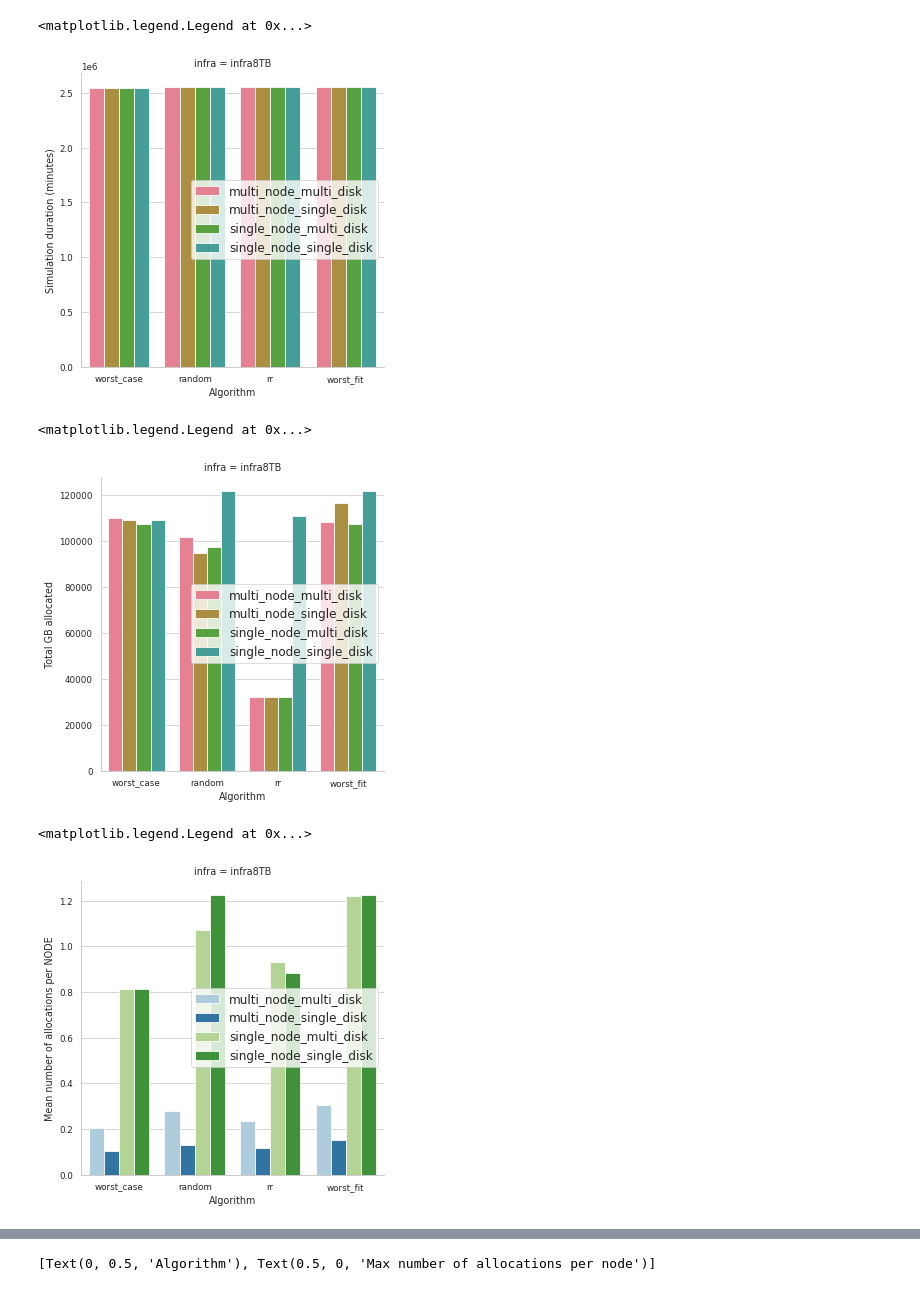
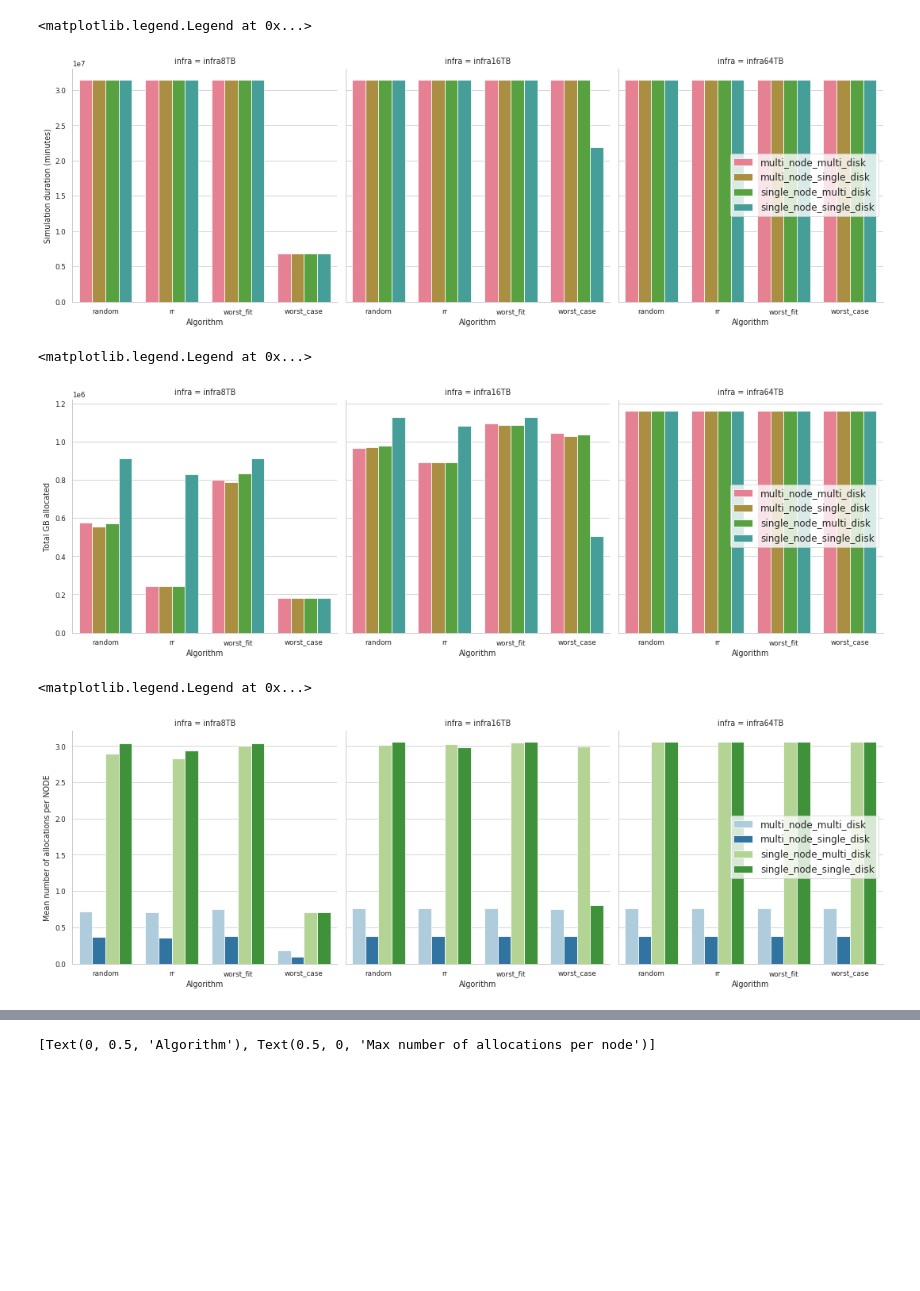
Before and after one commit to hephtaicie/storalloc, a Jupyter notebook: simulation/Seaborn_StorAllocStats.ipynb, the cells around one changed output, grey strips where cells are left out. Drawn from its saved outputs; the diff is of its cells as text; code cells hidden in the pictures; blank space fills up the shorter version.

```diff
--- a/simulation/Seaborn_StorAllocStats.ipynb
+++ b/simulation/Seaborn_StorAllocStats.ipynb
@@ -10,9 +10,7 @@ import yaml
 from yaml import SafeLoader
 
 EXP_PATH = "/home/hazrael/GitRepositories/storalloc-gitlab/simulation/results"
-# EXP_NAME = ["exp__08-Mar-22_11-14", "exp__09-Mar-22_09-46", "exp__09-Mar-22_13-05"]
-EXP_NAME = ["exp__17-Mar-22_17-20"]
-#EXP_NAME = ["exp__17-Mar-22_10-11", "exp__17-Mar-22_11-34", "exp__17-Mar-22_13-43"]
+EXP_NAME = ["exp__18-Mar-22_09-46", "exp__18-Mar-22_11-08", "exp__18-Mar-22_15-18"]
 
 exp_data = []
 
@@ -47,6 +45,7 @@ df_data = pd.DataFrame(exp_data)
 mean_node_alloc = [] # extracted from existing field
 max_node_alloc = []
 mean_node_utilisation = []
+max_node_utilisation = []
 
 
 for idx, row in df_data.iterrows():
@@ -54,6 +53,8 @@ for idx, row in df_data.iterrows():
     acc_mean_node_alloc = []
     acc_max_disk_alloc = []
     acc_mean_cap_utilisation = []
+    acc_max_cap_utilisation = []
+
     # print(row['nodes'])
     ## NODES
     for node in row["nodes"]:
@@ -61,9 +62,7 @@ for idx, row in df_data.iterrows():
 
         acc_mean_node_alloc.append(node["mean_nb_alloc"])
 
-        max_disk_alloc = []
         mean_disk_alloc = []
-        max_cap_utilisation = []
         mean_cap_utilisation = []
 
         # DISKS
@@ -71,7 +70,7 @@ for idx, row in df_data.iterrows():
             # print(disk["max_alloc"])
             acc_max_disk_alloc.append(disk["max_alloc"])
             mean_disk_alloc.append(disk["mean_nb_alloc"])
-            max_cap_utilisation.append(disk["max_cap_utilisation"])
+            acc_max_cap_utilisation.append(disk["max_cap_utilisation"])
             mean_cap_utilisation.append(disk["mean_capacity_utilisation"])
 
 
@@ -83,11 +82,13 @@ for idx, row in df_data.iterrows():
     mean_node_alloc.append(pd.Series(acc_mean_node_alloc).mean())
     max_node_alloc.append(max(acc_max_disk_alloc))
     mean_node_utilisation.append(pd.Series(acc_mean_cap_utilisation).mean())
+    max_node_utilisation.append(max(acc_max_cap_utilisation))
 
 
 df_data["mean_node_alloc"] = mean_node_alloc
 df_data["max_node_alloc"] = max_node_alloc
 df_data["mean_node_utilisation"] = mean_node_utilisation
+df_data["max_node_utilisation"] = max_node_utilisation
 # %%
 df_data.describe()
 # %% [output]
@@ -147,0 +149,13 @@ plt.legend(fontsize="12", loc="right")
+# %%
+sns.set_theme(**categorical_theme_2)
+
+# --- MAX NODE UTILISATION (ALL NODES)
+
+g = sns.catplot(
+    data=df_data, kind="bar",
+    x="algo", y="max_node_utilisation", hue="system", col="infra",
+    col_order=infra_order, order=algo_order,sharey="row",
+    height=5, legend=False
+)
+g.set(ylabel="Max global number of allocations", xlabel="Algorithm")
+plt.legend(fontsize="12", loc="right")
@@ -148,19 +165,19 @@ plt.legend(fontsize="12", loc="right")
 # %%
 sns.set_theme(**categorical_theme_2)
 
 # --- SIMULATION DURATION (ALL NODES)
 
 g = sns.catplot(
     data=df_data, kind="bar",
     x="algo", y="sim_duration", hue="system", col="infra",
-    #col_order=infra_order, order=algo_order,sharey="row",
+    col_order=infra_order, order=algo_order,sharey="row",
     height=5, legend=False
 )
 g.set(ylabel="Simulation duration (minutes)", xlabel="Algorithm")
 plt.legend(fontsize="12", loc="right")
 # %% [output]
 <matplotlib.legend.Legend at 0x...>
-[figure, old version]
+[figure, new version]
 # %%
 sns.set_theme(**categorical_theme_2)
 
@@ -169,14 +186,14 @@ sns.set_theme(**categorical_theme_2)
 g = sns.catplot(
     data=df_data, kind="bar",
     x="algo", y="tt_gb_allocated", hue="system", col="infra",
-    #col_order=infra_order, order=algo_order,sharey="row",
+    col_order=infra_order, order=algo_order,sharey="row",
     height=5, legend=False
 )
 g.set(ylabel="Total GB allocated", xlabel="Algorithm")
 plt.legend(fontsize="12", loc="right")
 # %% [output]
 <matplotlib.legend.Legend at 0x...>
-[figure, old version]
+[figure, new version]
 # %%
 # [1] --- Mean number of allocations per node, for every algorithm
 
@@ -185,14 +202,14 @@ sns.set_theme(**categorical_theme)
 g = sns.catplot(
     data=df_data, kind="bar",
     x="algo", y="mean_node_alloc", hue="system", col="infra",
-    # col_order=infra_order, order=algo_order,sharey="row",
+    col_order=infra_order, order=algo_order,sharey="row",
     height=5, legend=False
 )
 g.set(ylabel="Mean number of allocations per NODE", xlabel="Algorithm")
 plt.legend(fontsize="12", loc="right")
 # %% [output]
 <matplotlib.legend.Legend at 0x...>
-[figure, old version]
+[figure, new version]
 # %%
 # [2] ---  Max number of allocations per node, for every algo (main parameters of the simulation are in its name)
 
```
Also changed, not shown: parts of 18 cells of this notebook, 4 other files.
